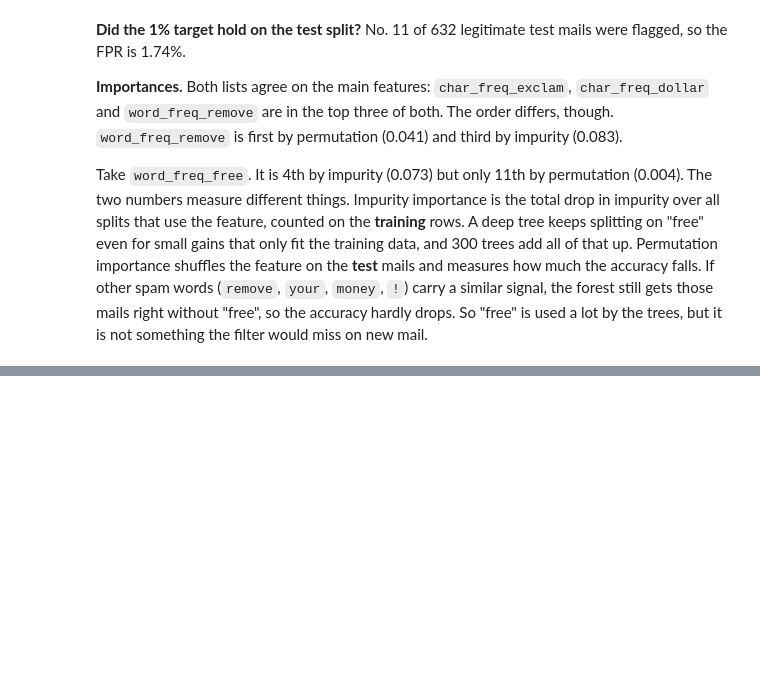
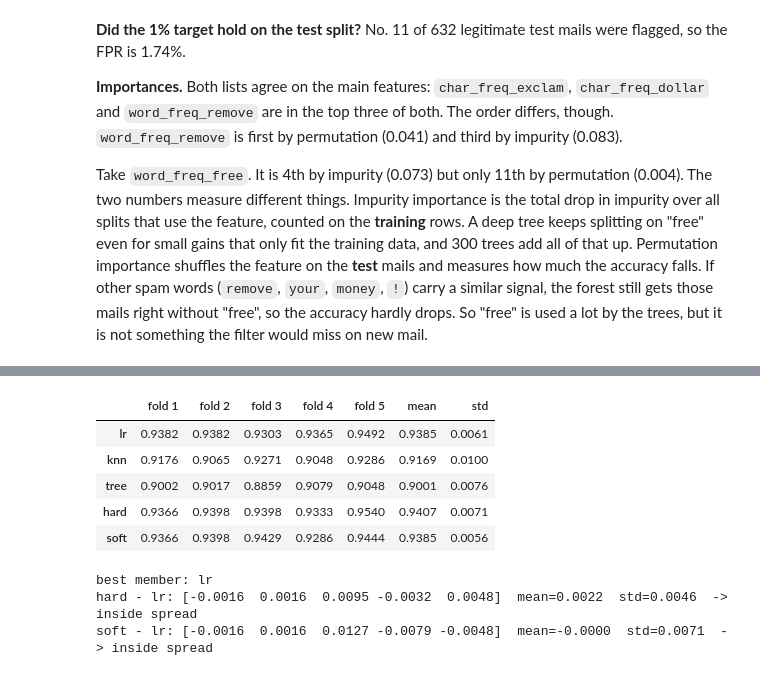
Before and after one commit to mukhamedzhankubantov/kubantov_task-04-ML-course, a Jupyter notebook: kubantov_task4.ipynb, the cells around one changed output, grey strips where cells are left out. Cells and saved outputs as stored; diff of their text form; code cells hidden in the pictures; blank space fills up the shorter version.

Commit message:
Part 3: hard_vote, comparison with VotingClassifier, CV

```diff
--- a/kubantov_task4.ipynb
+++ b/kubantov_task4.ipynb
@@ -253,0 +300,29 @@ Take `word_freq_free`. It is 4th by impurity (0.073) but only 11th by permutatio
+# %%
+vote_hard = VotingClassifier(members, voting="hard")
+vote_soft = VotingClassifier(members, voting="soft")
+cands = {"lr": lr, "knn": knn, "tree": tree, "hard": vote_hard, "soft": vote_soft}
+vscores = {k: cross_validate(m, X_train, y_train, cv=cv, scoring="accuracy")["test_score"]
+           for k, m in cands.items()}
+
+vtable = pd.DataFrame(vscores).T
+vtable.columns = [f"fold {i+1}" for i in range(5)]
+vtable["mean"] = vtable.iloc[:, :5].mean(axis=1)
+vtable["std"] = vtable.iloc[:, :5].std(axis=1, ddof=0)
+display(vtable.round(4))
+
+best = max(["lr", "knn", "tree"], key=lambda k: vscores[k].mean())
+print("best member:", best)
+for k in ["hard", "soft"]:
+    d = vscores[k] - vscores[best]
+    verdict = "inside spread" if abs(d.mean()) <= d.std() else "outside spread"
+    print(f"{k} - {best}: {np.round(d, 4)}  mean={d.mean():.4f}  std={d.std():.4f}  -> {verdict}")
+# %% [output]
+|  | fold 1 | fold 2 | fold 3 | fold 4 | fold 5 | mean | std |
+| lr | 0.9382 | 0.9382 | 0.9303 | 0.9365 | 0.9492 | 0.9385 | 0.0061 |
+| knn | 0.9176 | 0.9065 | 0.9271 | 0.9048 | 0.9286 | 0.9169 | 0.0100 |
+| tree | 0.9002 | 0.9017 | 0.8859 | 0.9079 | 0.9048 | 0.9001 | 0.0076 |
+| hard | 0.9366 | 0.9398 | 0.9398 | 0.9333 | 0.9540 | 0.9407 | 0.0071 |
+| soft | 0.9366 | 0.9398 | 0.9429 | 0.9286 | 0.9444 | 0.9385 | 0.0056 |
+best member: lr
+hard - lr: [-0.0016  0.0016  0.0095 -0.0032  0.0048]  mean=0.0022  std=0.0046  -> inside spread
+soft - lr: [-0.0016  0.0016  0.0127 -0.0079 -0.0048]  mean=-0.0000  std=0.0071  -> inside spread
```
Also changed, not shown: parts of 5 cells of this notebook.
